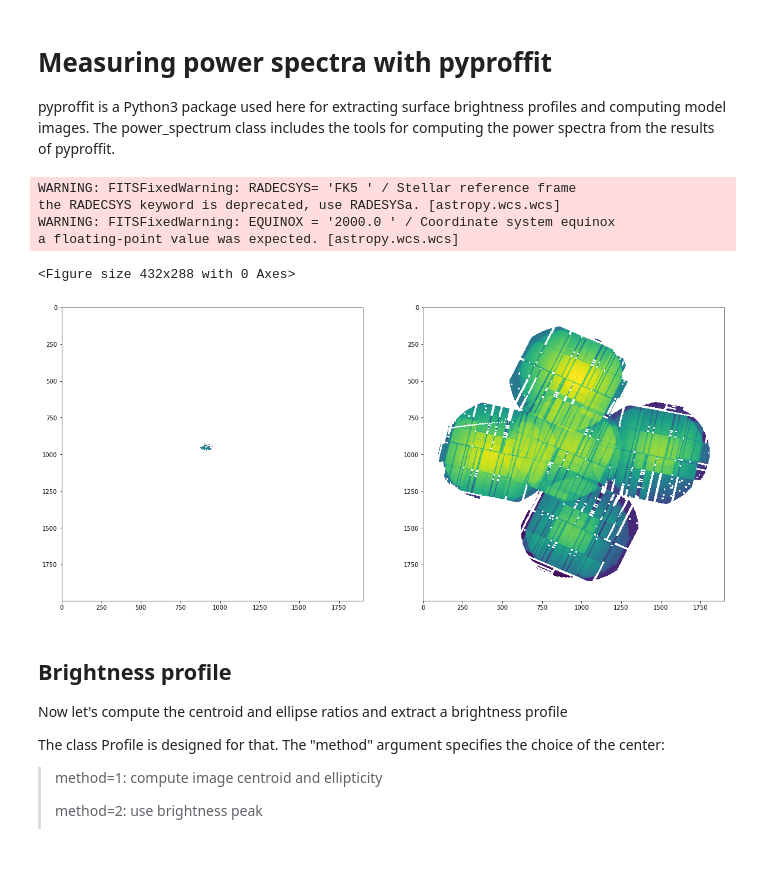
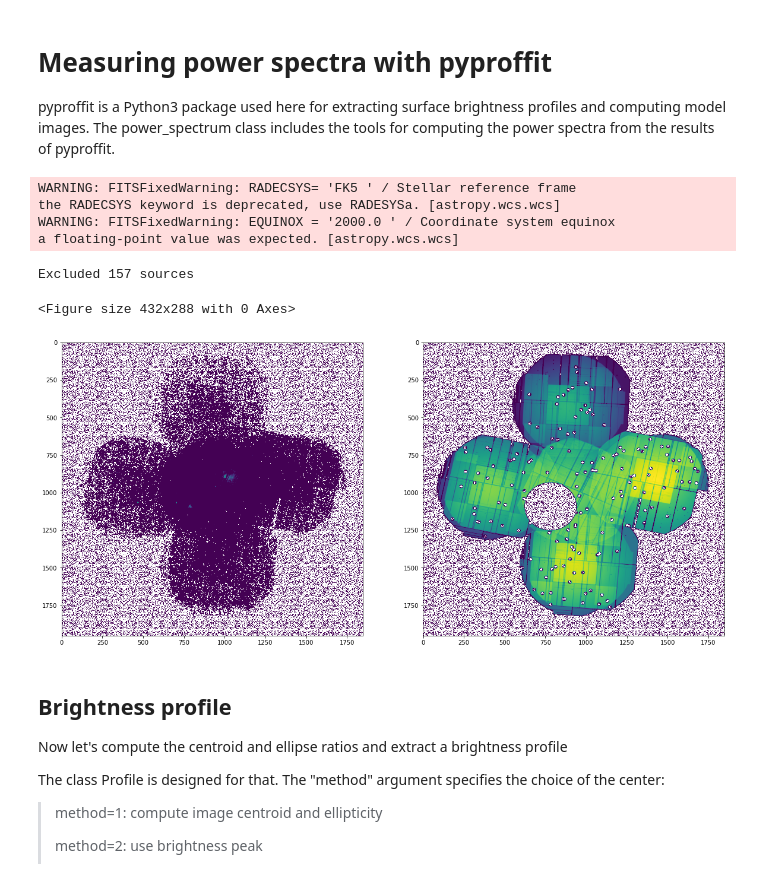
Before and after one commit to sdupourque/these, a Jupyter notebook: notebooks/tutorial_pyproffit.ipynb, the cells around one changed output. Saved outputs shown, nothing was run; the diff lists cells and outputs as text; code cells hidden in the pictures.

```diff
--- a/notebooks/tutorial_pyproffit.ipynb
+++ b/notebooks/tutorial_pyproffit.ipynb
@@ -9,27 +10,28 @@ import numpy as np
 # %%
 # Loading images
-dat=pyproffit.Data('../data/XCOP/ZW1215/mosaic_zw1215.fits.gz',explink='../data/XCOP/ZW1215/mosaic_zw1215_expo.fits.gz',bkglink='../data/XCOP/ZW1215/mosaic_zw1215_bkg.fits.gz')
+dat=pyproffit.Data('../data/XCOP/A1644/mosaic_a1644.fits.gz',explink='../data/XCOP/A1644/mosaic_a1644_expo.fits.gz',bkglink='../data/XCOP/A1644/mosaic_a1644_bkg.fits.gz')
 
 # Reading a region file to mask point sources and/or substructures
 
-#at.region('data/XCOP/ZW1215/src_ps.reg')
+dat.region('../data/XCOP/A1644/src_ps.reg')
 # %% [output]
 WARNING: FITSFixedWarning: RADECSYS= 'FK5 ' / Stellar reference frame
 the RADECSYS keyword is deprecated, use RADESYSa. [astropy.wcs.wcs]
 WARNING: FITSFixedWarning: EQUINOX = '2000.0 ' / Coordinate system equinox
 a floating-point value was expected. [astropy.wcs.wcs]
+Excluded 157 sources
 # %%
 # Display the loaded data
 plt.clf()
 fig = plt.figure(figsize=(20, 20))
 s1 = plt.subplot(221)
-plt.imshow(np.log10(dat.img),aspect='auto')
+plt.imshow(dat.img,aspect='auto',norm=LogNorm())
 plt.subplot(222)
-plt.imshow(np.log10(dat.exposure),aspect='auto')
+plt.imshow(dat.exposure,aspect='auto',norm=LogNorm())
 plt.show()
 # %% [output]
 <Figure size 432x288 with 0 Axes>
-[figure, old version]
+[figure, new version]
 # %% [markdown]
 
 <h2>Brightness profile</h2>
```
Also changed, not shown: parts of 11 cells of this notebook, 7 other files.
